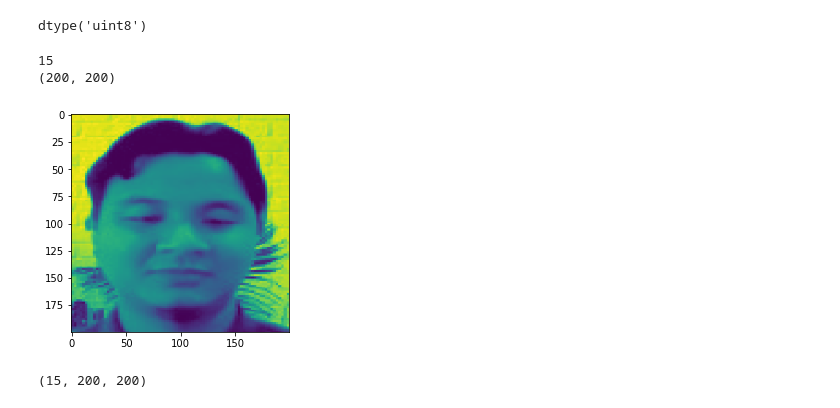
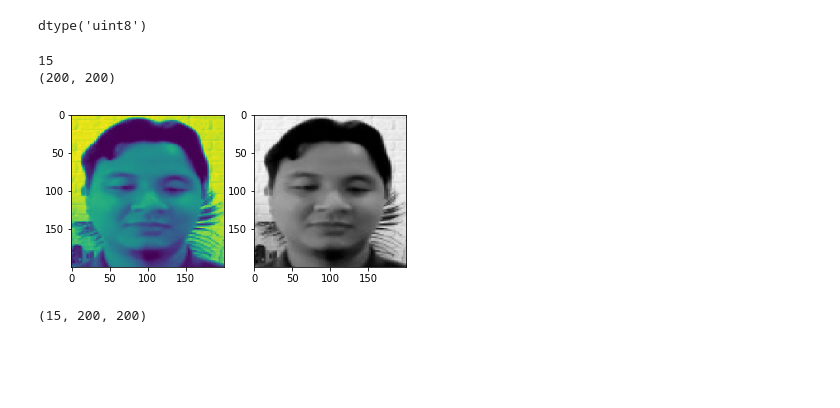
Before and after one commit to Feeq21/AssignmentAdvance, a Jupyter notebook: train_model2.ipynb, the cells around one changed output. Drawn from its saved outputs; the diff is of its cells as text; code cells hidden in the pictures; blank space fills up the shorter version.

```diff
--- a/train_model2.ipynb
+++ b/train_model2.ipynb
@@ -62,22 +62,25 @@ dtype('uint8')
 # %%
 grayImg = []
 
 for i in range (N):
     true_gray = cv.cvtColor(dataImages[i],cv.COLOR_BGR2GRAY)
     #true_gray = cv.cvtColor(gray,cv.COLOR_GRAY2RGB)
     grayImg.append(true_gray)
 
 
 
 print(len(grayImg))
 print(grayImg[0].shape)
+plt.subplot(1,2,1)
 plt.imshow(grayImg[0])
+plt.subplot(1,2,2)
+plt.imshow(cv.cvtColor(grayImg[0],cv.COLOR_GRAY2RGB))
 plt.tight_layout
 plt.show()
 # %% [output]
 15
 (200, 200)
-[figure, old version]
+[figure, new version]
 # %%
 grayImg =np.array(grayImg)
 print(grayImg.shape)
```
Also changed, not shown: parts of 4 cells of this notebook.
